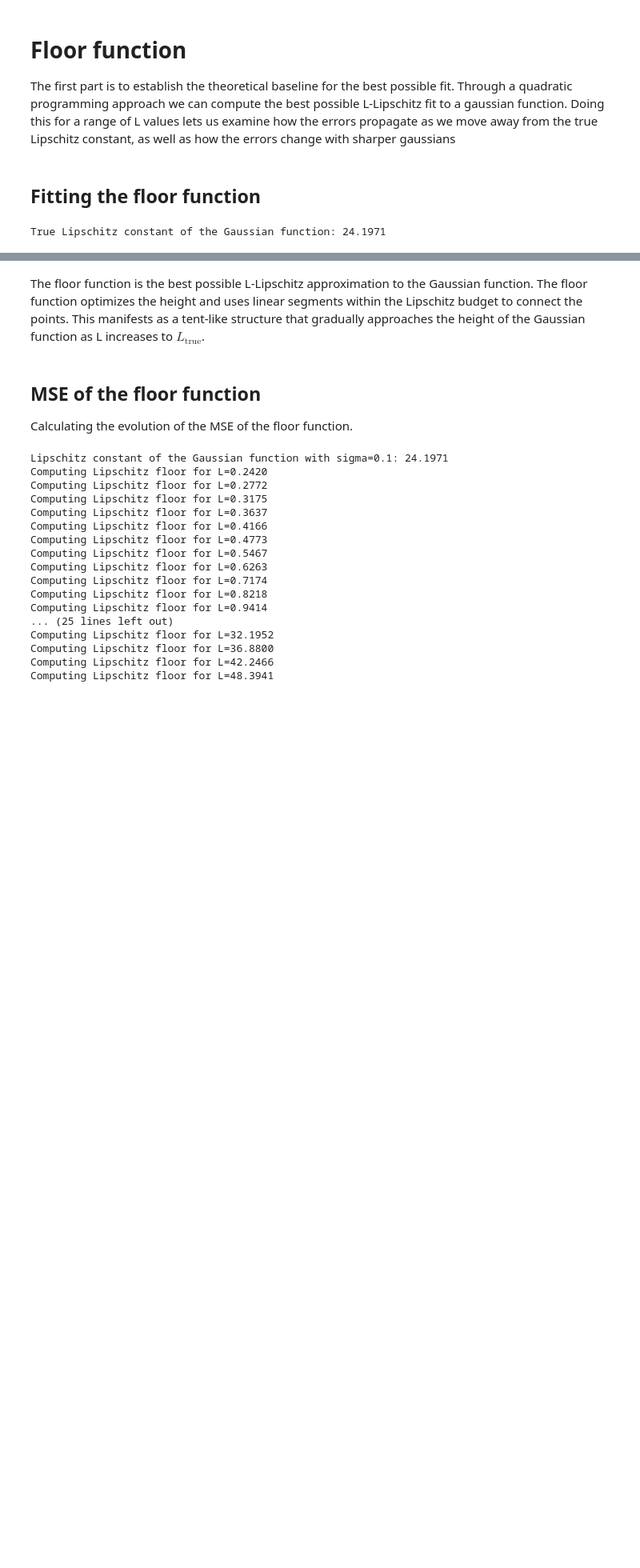
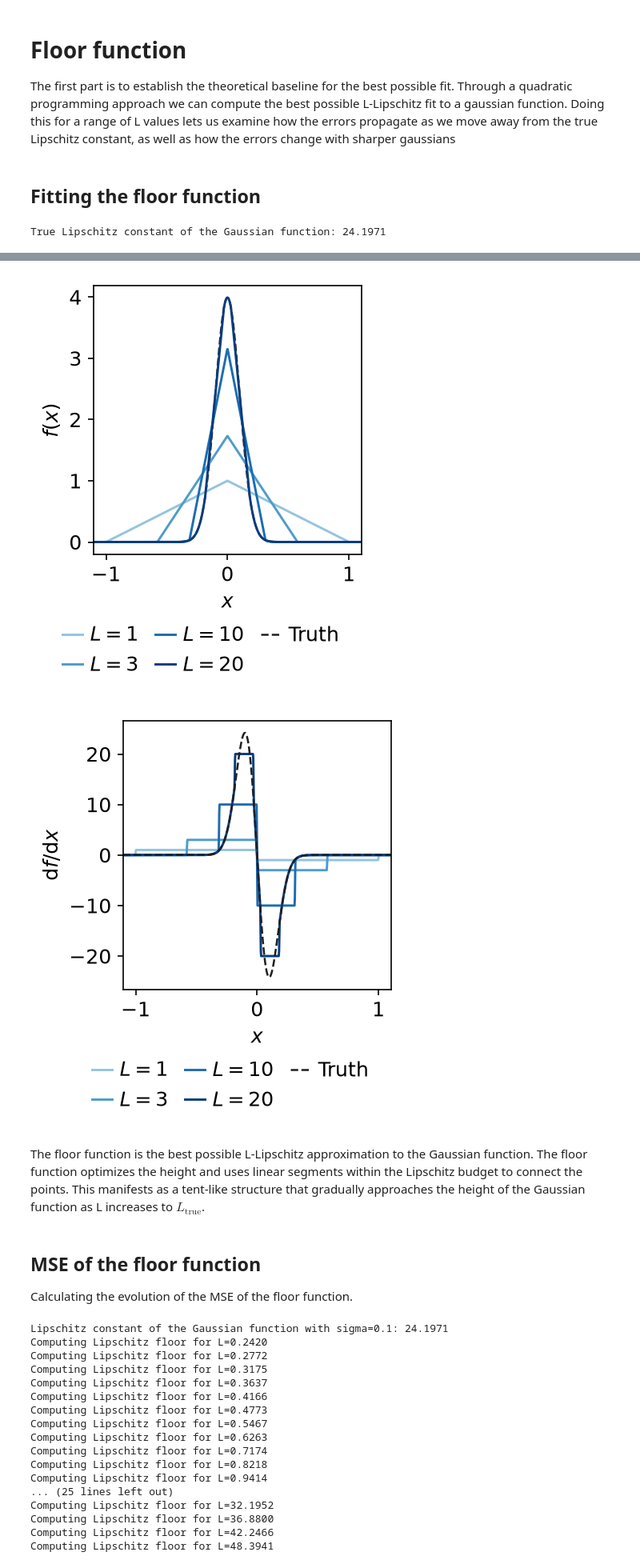
Before and after one commit to emilbkvamme/lipschitz-networks, a Jupyter notebook: Lipschitz_concept/Toy_gaussian.ipynb, the cells around one changed output, grey strips where cells are left out. Shown at 80% size. Saved outputs shown, nothing was run; the diff lists cells and outputs as text; code cells hidden in the pictures; blank space fills up the shorter version.

```diff
--- a/Lipschitz_concept/Toy_gaussian.ipynb
+++ b/Lipschitz_concept/Toy_gaussian.ipynb
@@ -185,3 +110,79 @@ with plt.rc_context(REPORT_STYLE):
+# %%
+# Zoom to where the floors differ visibly from the truth (but stay inside the fitted range)
+peak_true = y_np.max()
+differs = np.any([np.abs(g - y_np) > 0.01 * peak_true for g in floors.values()], axis=0)
+half_width = 1.15 * np.abs(x_np[differs] - MU).max() if differs.any() else 4 * SIGMA
+x_lo, x_hi = max(x_np.min(), MU - half_width), min(x_np.max(), MU + half_width)
+
+
+# --- Figures for the report
+C_TRUE, C_FLOOR, C_NET, C_MUTED = "#1f1f1f", "#2a78d6", "#eb6834", "#6b6a66"
+shades = plt.cm.Blues(np.linspace(0.4, 0.95, len(L_show)))  # one hue, light -> dark = small -> large L
+
+PANEL_SIZE = (3.1, 2.8)  # inches, square-ish, close to the final size of a 0.48\textwidth subfigure (two side by side)
+
+# One style for all report figures: the same text size everywhere, a closed black frame, no grid, no legend box
+REPORT_STYLE = {
+    "font.size": 12, "axes.labelsize": 12, "xtick.labelsize": 12, "ytick.labelsize": 12, "legend.fontsize": 12,
+    "axes.spines.top": True, "axes.spines.right": True, "axes.edgecolor": "black",
+    "xtick.color": "black", "ytick.color": "black",
+    "axes.grid": False, "axes.axisbelow": True,
+    "legend.frameon": False, "legend.handlelength": 1.6, "figure.dpi": 150, "savefig.bbox": "tight",
+}
+
+# Figures that sit side by side in the report (theory next to experiment) must be exactly the same size, with the axes
+# in the same place. So they get a fixed size and fixed margins, and are saved WITHOUT the tight cropping
+# (tight cropping makes a figure with a wider legend a different size, and LaTeX then shrinks its plot).
+PAIR_SIZE = (3.1, 3.5)                                         # inches, room for the plot and a two-row legend below
+PAIR_MARGINS = dict(left=0.24, right=0.96, top=0.97, bottom=0.33)   # left: room for wide tick labels like -20 and the y-label
+PAIR_LEGEND = dict(loc="upper center", bbox_to_anchor=(0.4, -0.2), ncol=3,
+                   handlelength=1.0, columnspacing=0.8, handletextpad=0.4, frameon=False)
+
+
+with plt.rc_context(REPORT_STYLE), plt.rc_context({"savefig.bbox": "standard"}):
+    # (a) What the floor looks like for different L
+    fig, ax = plt.subplots(figsize=PAIR_SIZE)
+    fig.subplots_adjust(**PAIR_MARGINS)
+    truth_line, = ax.plot(x_np, y_np, color=C_TRUE, lw=1.2, ls="--", label="Truth")
+    floor_lines = []
+    for L, c in zip(L_show, shades):
+        line, = ax.plot(x_np, floors[L], color=c, lw=1.4, label=rf"$L = {L:g}$")
+        floor_lines.append(line)
+    ax.set_xlim(x_lo, x_hi)
+    ax.set_xlabel(r"$x$"); ax.set_ylabel(r"$f(x)$")
+    # Legend below the panel: the L values first, then the truth
+    ax.legend(handles=floor_lines + [truth_line], **PAIR_LEGEND)
+    fig.savefig("Plots/Toy/gaussian_cost_floor_fits.pdf")
+    plt.show()
+
+# Slopes of the floor fits (theory), in the same format as the slopes of the networks (experiment).
+# Uses REPORT_STYLE, PAIR_SIZE, PAIR_MARGINS, PAIR_LEGEND, C_TRUE and shades from the floor-fit plot cell above.
+
+# Slope of the Gaussian and of every floor, computed on the grid
+slope_true = np.gradient(y_np, x_np)
+floor_slopes = {}
+for L in L_show:
+    floor_slopes[L] = np.gradient(floors[L], x_np)
+
+with plt.rc_context(REPORT_STYLE), plt.rc_context({"savefig.bbox": "standard"}):
+    # The Gaussian needs slopes up to +-L_true. The floor with L < L_true cannot follow, so it rises at exactly +L
+    # from where it leaves the Gaussian up to the peak, and falls at exactly -L on the other side: a tent.
+    fig, ax = plt.subplots(figsize=PAIR_SIZE)
+    fig.subplots_adjust(**PAIR_MARGINS)
+    slope_lines = []
+    for L, c in zip(L_show, shades):
+        line, = ax.plot(x_np, floor_slopes[L], color=c, lw=1.4, label=rf"$L = {L:g}$")
+        slope_lines.append(line)
+    # The Gaussian is drawn last, so it stays visible on top of the floor that follows it in the tails
+    truth_slope_line, = ax.plot(x_np, slope_true, color=C_TRUE, lw=1.2, ls="--", label="Truth")
+    ax.set_xlim(x_lo, x_hi)
+    ax.set_xlabel(r"$x$"); ax.set_ylabel(r"$\mathrm{d}f/\mathrm{d}x$")
+    ax.legend(handles=slope_lines + [truth_slope_line], **PAIR_LEGEND)
+    fig.savefig("Plots/Toy/gaussian_floor_slopes.pdf")
+    plt.show()
+# %% [output]
+[figure, added]
+[figure, added]
 # %% [markdown]
 The floor function is the best possible L-Lipschitz approximation to the Gaussian function. The floor function optimizes the height and uses linear segments within the Lipschitz budget to connect the points. This manifests as a tent-like structure that gradually approaches the height of the Gaussian function as L increases to $L_\mathrm{true}$.
 # %% [markdown]
```
Also changed, not shown: parts of 43 cells of this notebook.
